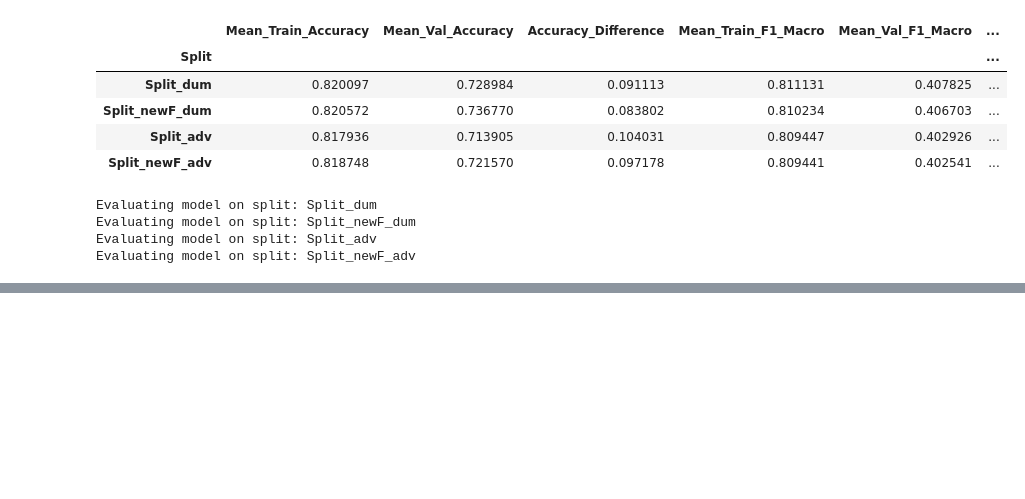
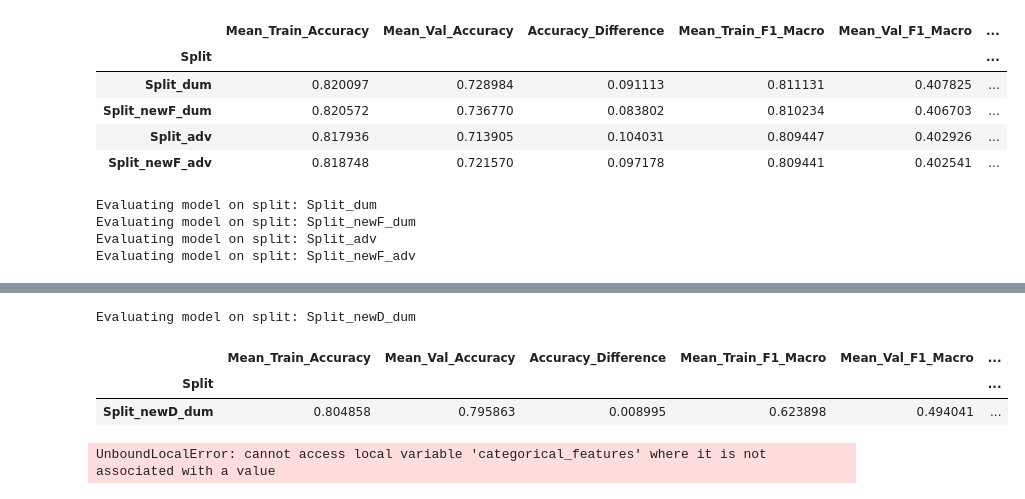
Before and after one commit to tmnstraub/ML_Group36, a Jupyter notebook: src/ModelAssessment.ipynb, the cells around one changed output, grey strips where cells are left out. Drawn from its saved outputs; the diff is of its cells as text; code cells hidden in the pictures; blank space fills up the shorter version.

Commit message:
Optimized model

```diff
--- a/src/ModelAssessment.ipynb
+++ b/src/ModelAssessment.ipynb
@@ -1438,7 +1462,7 @@ import pandas as pd
 import numpy as np
 from imblearn.over_sampling import SMOTE
 
-def evaluate_model_with_multiple_splits(splits_data, model):
+def evaluate_model_with_multiple_splits(splits_data, selected_features, model):
     """
     Evaluates a model on multiple predefined splits and stores performance metrics,
     predictions on train/validation, and train-validation differences.
@@ -1473,16 +1497,12 @@ def evaluate_model_with_multiple_splits(splits_data, model):
             X_train, X_val = X.iloc[train_idx], X.iloc[test_idx]
             y_train, y_val = y[train_idx], y[test_idx]
 
-            # Apply SMOTE for balancing
-            smote = SMOTE(random_state=42)
-            X_train, y_train = smote.fit_resample(X_train, y_train)
-
             # Train the model
-            model.fit(X_train, y_train)
+            model.fit(X_train[selected_features], y_train)
 
             # Predictions and evaluation
-            y_train_pred = model.predict(X_train)
-            y_val_pred = model.predict(X_val)
+            y_train_pred = model.predict(X_train[selected_features])
+            y_val_pred = model.predict(X_val[selected_features])
 
             # Calculate performance metrics
             train_accuracies.append(accuracy_score(y_train, y_train_pred))
@@ -1580,3 +1600,10 @@ Evaluating model on split: Split_dum
 Evaluating model on split: Split_newF_dum
 Evaluating model on split: Split_adv
 Evaluating model on split: Split_newF_adv
+# %%
+import warnings
+warnings.filterwarnings('ignore')
+
+features = date_features + numeric_features + categorical_features
+
+ps_newD_dum, X_combined5, y_combined5 = create_predifined_split(X, y, preprocessing_newDate_dum, n_splits=5)
@@ -1582,0 +1628,26 @@ Evaluating model on split: Split_newF_adv
+# %%
+splits_data = {
+    'Split_newD_dum': {
+        'predefined_split': ps_newD_dum,
+        'X': X_combined5,
+        'y': y_combined5
+    }
+}
+# %%
+model = XGBClassifier(gamma = 0, learning_rate = 0.05, max_depth = 6, min_child_weight = 1, n_estimators = 500, reg_alpha = 0, reg_lambda = 1,random_state=42, n_jobs=-1)
+results_optimized_xgb = evaluate_model_with_multiple_splits(splits_data, X_combined5.columns, model)
+# %% [output]
+Evaluating model on split: Split_newD_dum
+# %%
+results_optimized_xgb
+# %% [output]
+|  | Mean_Train_Accuracy | Mean_Val_Accuracy | Accuracy_Difference | Mean_Train_F1_Macro | Mean_Val_F1_Macro | ... |
+| Split |  |  |  |  |  | ... |
+| Split_newD_dum | 0.804858 | 0.795863 | 0.008995 | 0.623898 | 0.494041 | ... |
+# %%
+import warnings
+warnings.filterwarnings('ignore')
+
+train_preprocessed, test_preprocessed = preprocessing_newDate_dum(X, test_data)
+# %% [output]
+UnboundLocalError: cannot access local variable 'categorical_features' where it is not associated with a value
```
Also changed, not shown: parts of 7 cells of this notebook, 1 other file.
